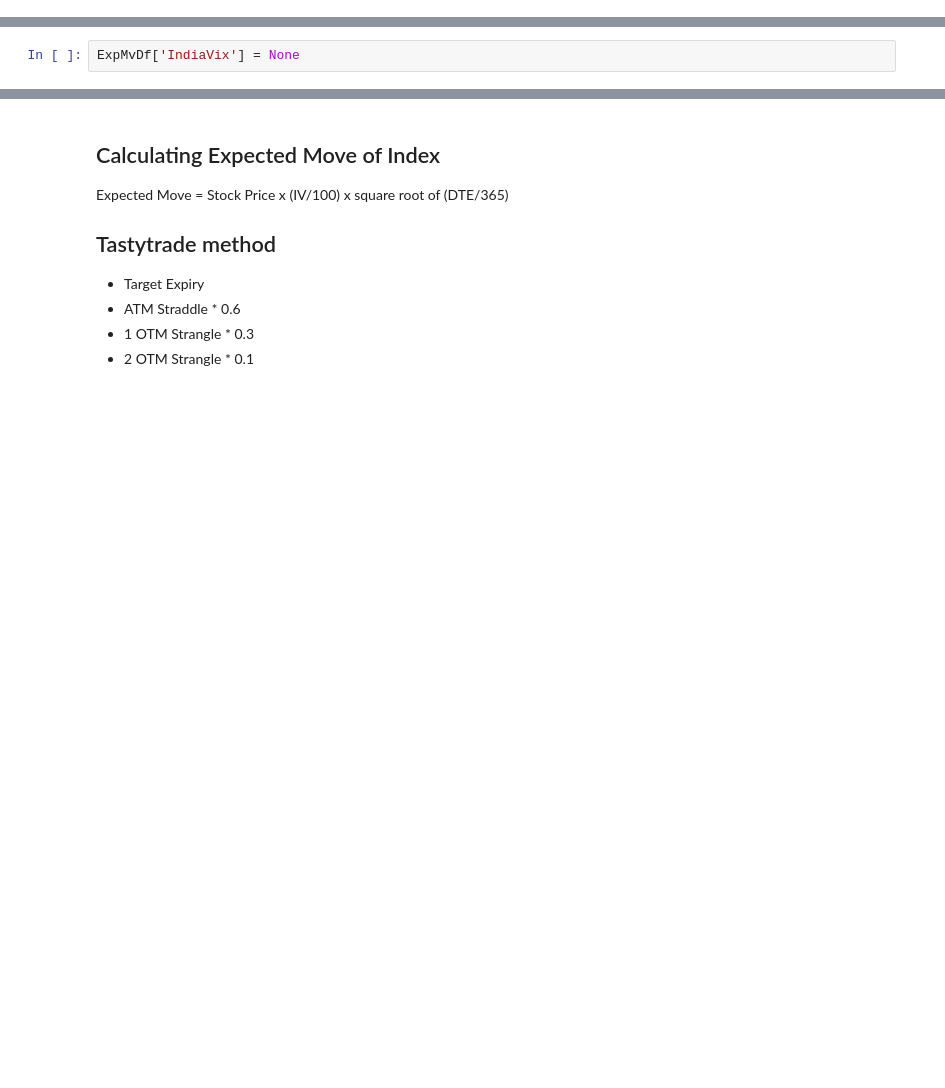
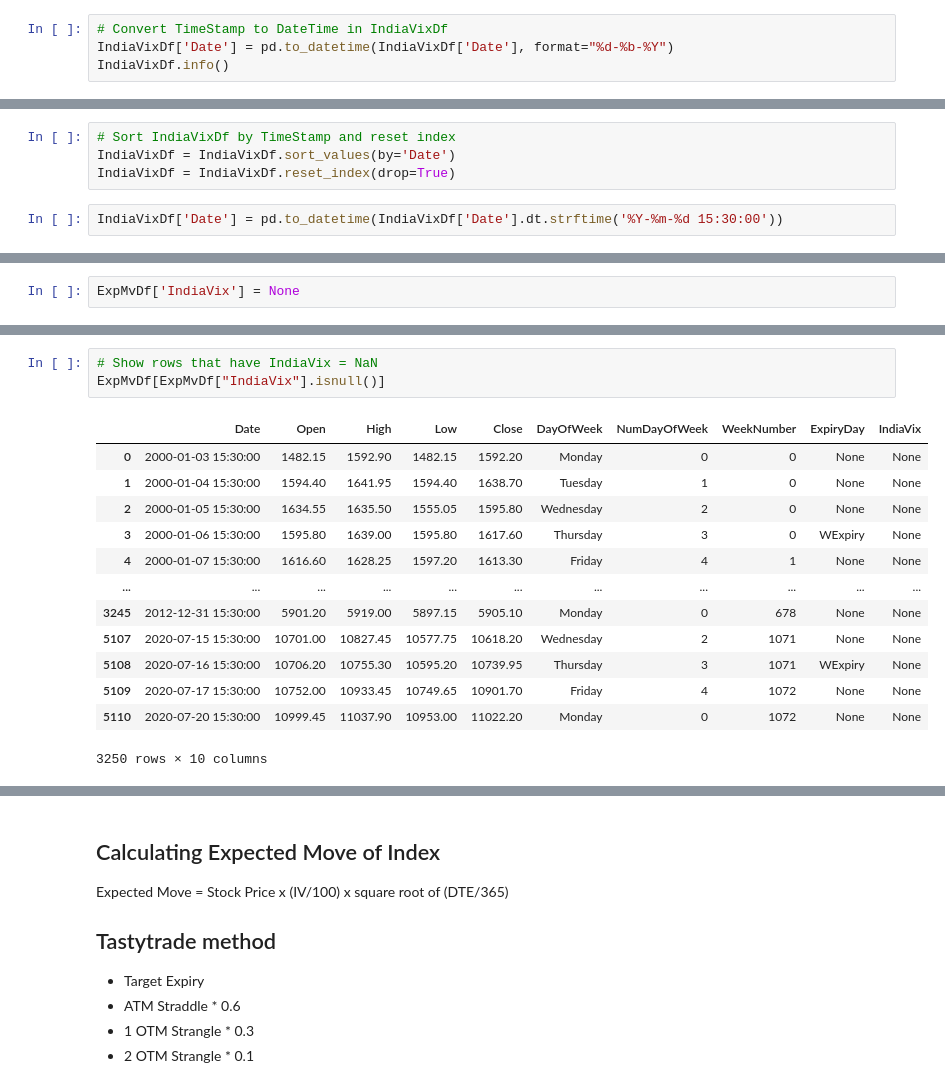
Before and after one commit to shankar58989/NiftyOptionsStrategyExperiment, a Jupyter notebook: notebooks/DataImportNotebook.ipynb, the cells around one changed output, grey strips where cells are left out. Drawn from its saved outputs; the diff is of its cells as text; blank space fills up the shorter version.

```diff
--- a/notebooks/DataImportNotebook.ipynb
+++ b/notebooks/DataImportNotebook.ipynb
@@ -1018,0 +966,4 @@ TempDf
+# %%
+# Convert TimeStamp to DateTime in IndiaVixDf
+IndiaVixDf['Date'] = pd.to_datetime(IndiaVixDf['Date'], format="%d-%b-%Y")
+IndiaVixDf.info()
@@ -1018,0 +986,6 @@ TempDf
+# %%
+# Sort IndiaVixDf by TimeStamp and reset index
+IndiaVixDf = IndiaVixDf.sort_values(by='Date')
+IndiaVixDf = IndiaVixDf.reset_index(drop=True)
+# %%
+IndiaVixDf['Date'] = pd.to_datetime(IndiaVixDf['Date'].dt.strftime('%Y-%m-%d 15:30:00'))
@@ -1067,0 +1025,17 @@ ExpMvDf
+# %%
+# Show rows that have IndiaVix = NaN
+ExpMvDf[ExpMvDf["IndiaVix"].isnull()]
+# %% [output]
+|  | Date | Open | High | Low | Close | DayOfWeek | NumDayOfWeek | WeekNumber | ExpiryDay | IndiaVix |
+| 0 | 2000-01-03 15:30:00 | 1482.15 | 1592.90 | 1482.15 | 1592.20 | Monday | 0 | 0 | None | None |
+| 1 | 2000-01-04 15:30:00 | 1594.40 | 1641.95 | 1594.40 | 1638.70 | Tuesday | 1 | 0 | None | None |
+| 2 | 2000-01-05 15:30:00 | 1634.55 | 1635.50 | 1555.05 | 1595.80 | Wednesday | 2 | 0 | None | None |
+| 3 | 2000-01-06 15:30:00 | 1595.80 | 1639.00 | 1595.80 | 1617.60 | Thursday | 3 | 0 | WExpiry | None |
+| 4 | 2000-01-07 15:30:00 | 1616.60 | 1628.25 | 1597.20 | 1613.30 | Friday | 4 | 1 | None | None |
+| ... | ... | ... | ... | ... | ... | ... | ... | ... | ... | ... |
+| 3245 | 2012-12-31 15:30:00 | 5901.20 | 5919.00 | 5897.15 | 5905.10 | Monday | 0 | 678 | None | None |
+| 5107 | 2020-07-15 15:30:00 | 10701.00 | 10827.45 | 10577.75 | 10618.20 | Wednesday | 2 | 1071 | None | None |
+| 5108 | 2020-07-16 15:30:00 | 10706.20 | 10755.30 | 10595.20 | 10739.95 | Thursday | 3 | 1071 | WExpiry | None |
+| 5109 | 2020-07-17 15:30:00 | 10752.00 | 10933.45 | 10749.65 | 10901.70 | Friday | 4 | 1072 | None | None |
+| 5110 | 2020-07-20 15:30:00 | 10999.45 | 11037.90 | 10953.00 | 11022.20 | Monday | 0 | 1072 | None | None |
+3250 rows × 10 columns
```
Also changed, not shown: parts of 51 cells of this notebook.
